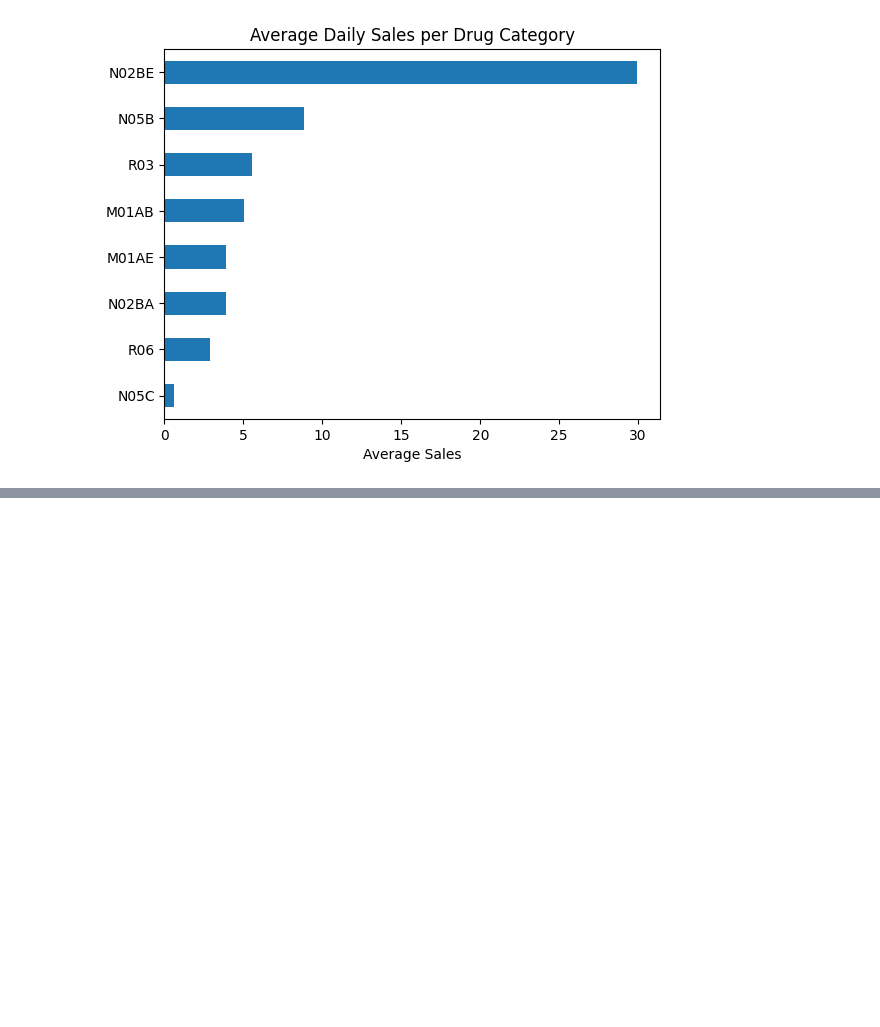
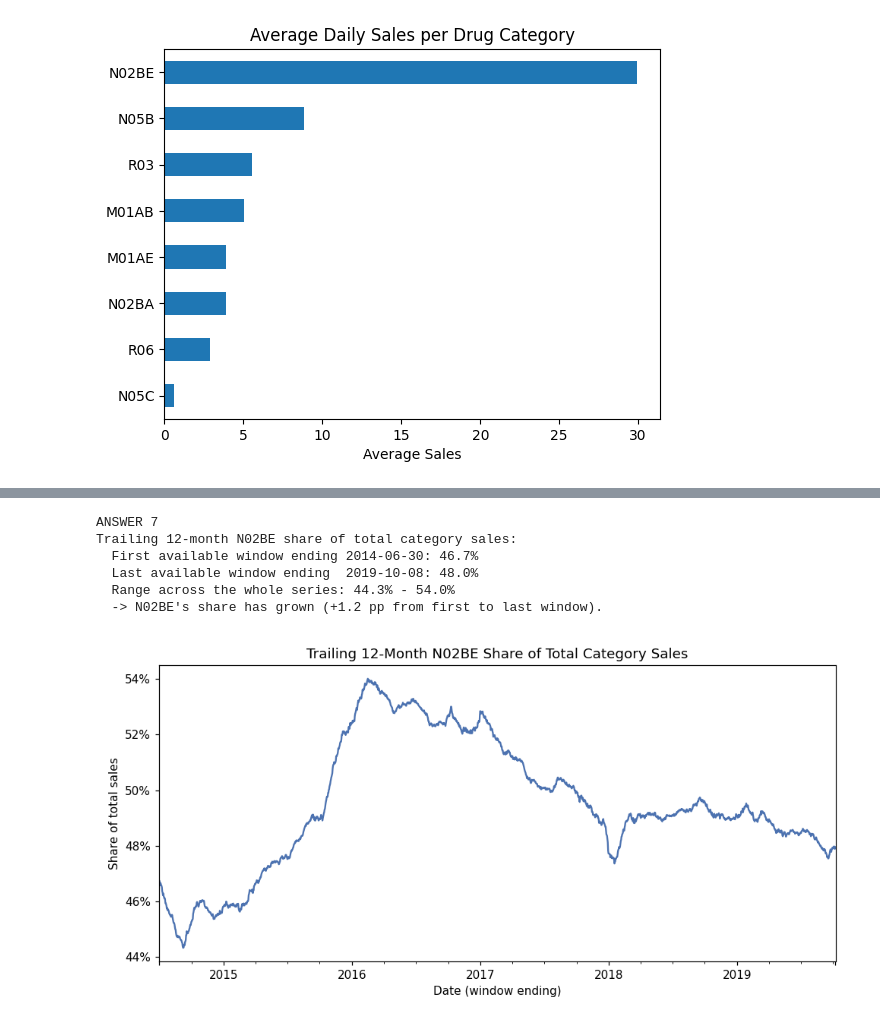
Before and after one commit to diti39/Project-Data-Analysis-Visualization, a Jupyter notebook: Analysing-pharmaceutical-sales-data/Analysing-pharmaceutical-sales-data.ipynb, the cells around one changed output, grey strips where cells are left out. Drawn from its saved outputs; the diff is of its cells as text; code cells hidden in the pictures; blank space fills up the shorter version.

```diff
--- a/Analysing-pharmaceutical-sales-data/Analysing-pharmaceutical-sales-data.ipynb
+++ b/Analysing-pharmaceutical-sales-data/Analysing-pharmaceutical-sales-data.ipynb
@@ -157,0 +291,32 @@ dtype: float64
+# %%
+daily_total = df.groupby("datum")[drug_cols].sum().asfreq("D").interpolate()
+roll_n02be = daily_total["N02BE"].rolling(365, min_periods=180).sum()
+roll_total = daily_total[drug_cols].sum(axis=1).rolling(365, min_periods=180).sum()
+share = (roll_n02be / roll_total).dropna()
+
+print("ANSWER 7")
+print("Trailing 12-month N02BE share of total category sales:")
+print(f"  First available window ending {share.index[0].date()}: {share.iloc[0]*100:.1f}%")
+print(f"  Last available window ending  {share.index[-1].date()}: {share.iloc[-1]*100:.1f}%")
+print(f"  Range across the whole series: {share.min()*100:.1f}% - {share.max()*100:.1f}%")
+change = (share.iloc[-1] - share.iloc[0]) * 100
+direction = "grown" if change > 1 else ("shrunk" if change < -1 else "stayed roughly flat")
+print(f"  -> N02BE's share has {direction} ({change:+.1f} pp from first to last window).")
+# %% [output]
+ANSWER 7
+Trailing 12-month N02BE share of total category sales:
+  First available window ending 2014-06-30: 46.7%
+  Last available window ending  2019-10-08: 48.0%
+  Range across the whole series: 44.3% - 54.0%
+  -> N02BE's share has grown (+1.2 pp from first to last window).
+# %%
+fig, ax = plt.subplots(figsize=(9,4.5))
+share.plot(ax=ax, color="#4C72B0")
+ax.set_title("Trailing 12-Month N02BE Share of Total Category Sales")
+ax.set_ylabel("Share of total sales")
+ax.set_xlabel("Date (window ending)")
+ax.yaxis.set_major_formatter(lambda x, pos: f"{x*100:.0f}%")
+plt.tight_layout()
+plt.show()
+# %% [output]
+[figure, added]
```
Also changed, not shown: parts of 19 cells of this notebook.
